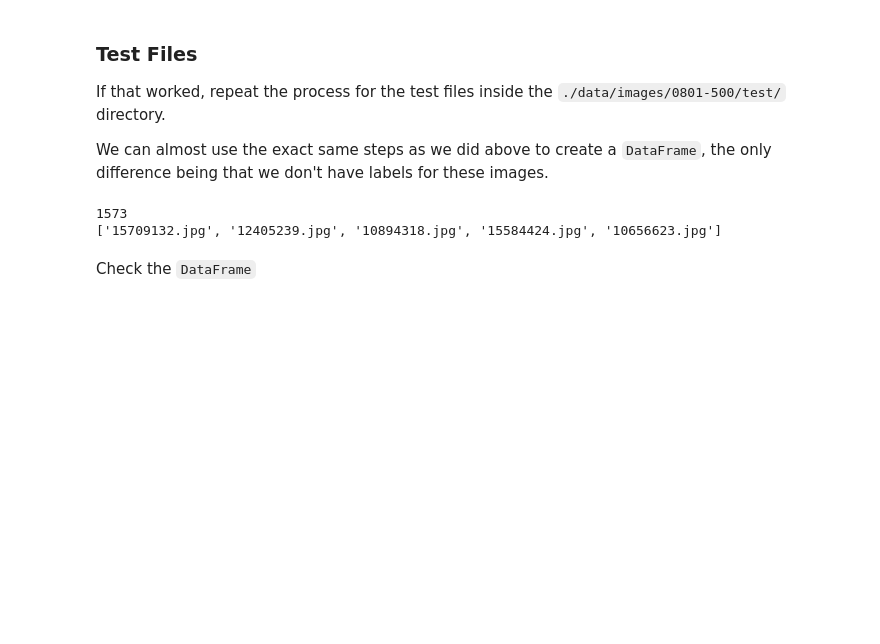
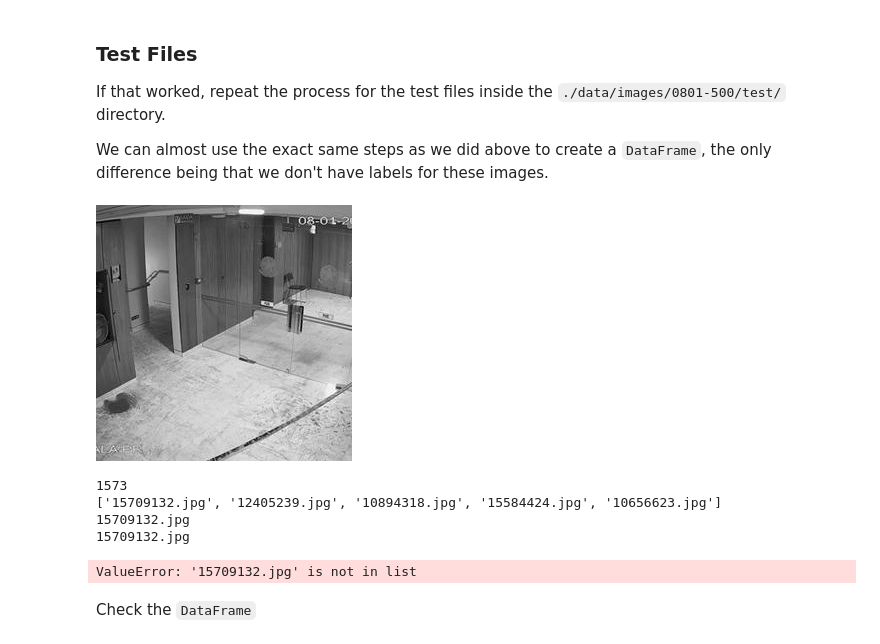
Before and after one commit to 9103hf24na/HW08, a Jupyter notebook: HW08.ipynb, the cells around one changed output. Cells and saved outputs as stored; diff of their text form; code cells hidden in the pictures; blank space fills up the shorter version.

```diff
--- a/HW08.ipynb
+++ b/HW08.ipynb
@@ -376,24 +376,34 @@ We can almost use the exact same steps as we did above to create a `DataFrame`,
 # %%
 # TODO: create a list of files in the test/ directory
 test_files = [f for f in listdir("./data/images/0801-500/test") if f.endswith(".jpg")]
-
+image_dir = "./data/images/0801-500/test/"
+display(Image.open(join(image_dir, "15709132.jpg")))
 # TODO: check its length and content
 print(len(test_files))
 print(test_files[:5])
 
 test_pixel_data = []
+test_label_data = []
 
 # TODO: loop over files and load their pixels into a list
-for fname in test_files:
-  img = open_image(path.join("./data/images/0801-500/test", fname))
+for fname2 in test_files:
+  print(fname2)
+  print(test_files[0])
+  label = CamUtils.get_label(fname2)
+  img = open_image(path.join("./data/images/0801-500/test/", fname2))
   test_pixel_data.append(img.pixels)
+  test_label_data.append(label)
 
 
 # TODO: load into DataFrame (this might take 20 - 30 seconds)
 test_df = pd.DataFrame(test_pixel_data)
 # %% [output]
+[figure, added]
 1573
 ['15709132.jpg', '12405239.jpg', '10894318.jpg', '15584424.jpg', '10656623.jpg']
+15709132.jpg
+15709132.jpg
+ValueError: '15709132.jpg' is not in list
 # %% [markdown]
 Check the `DataFrame`
 # %%
```
Also changed, not shown: parts of 2 cells of this notebook.
